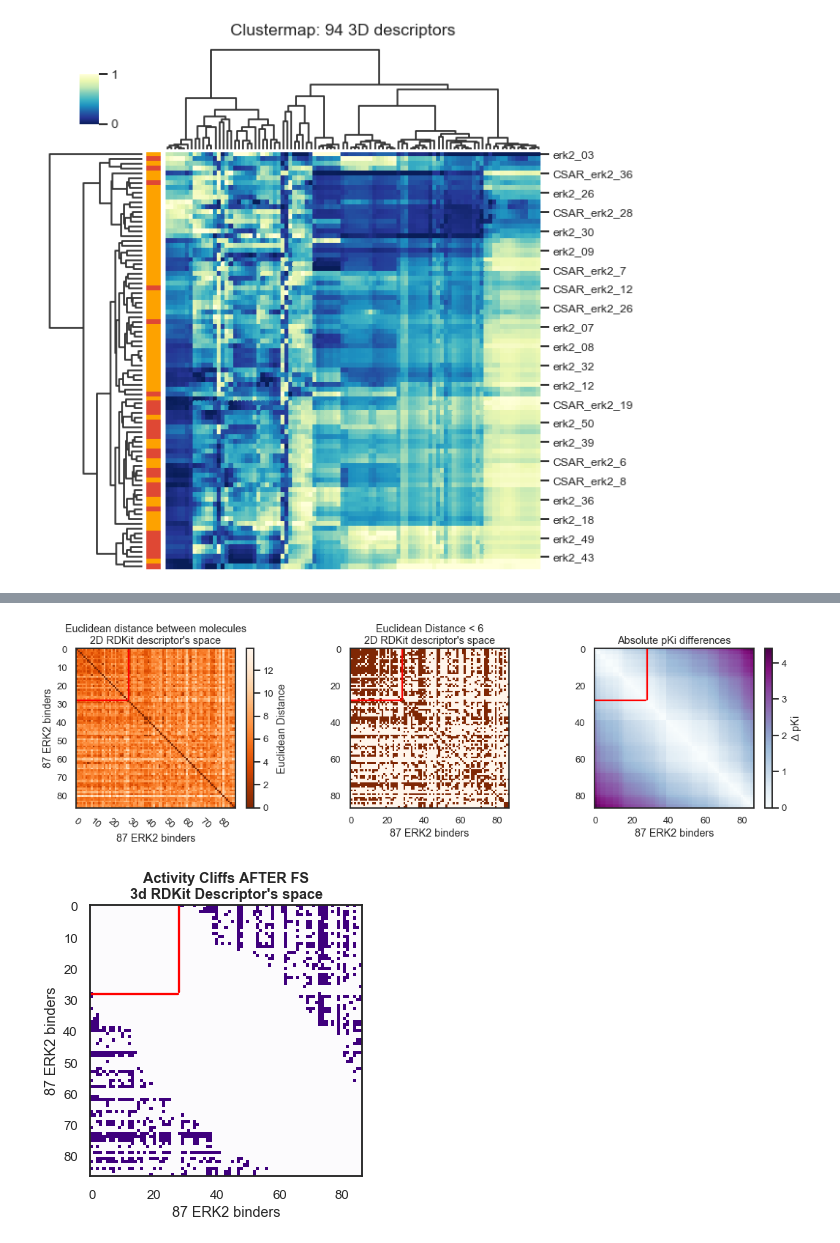
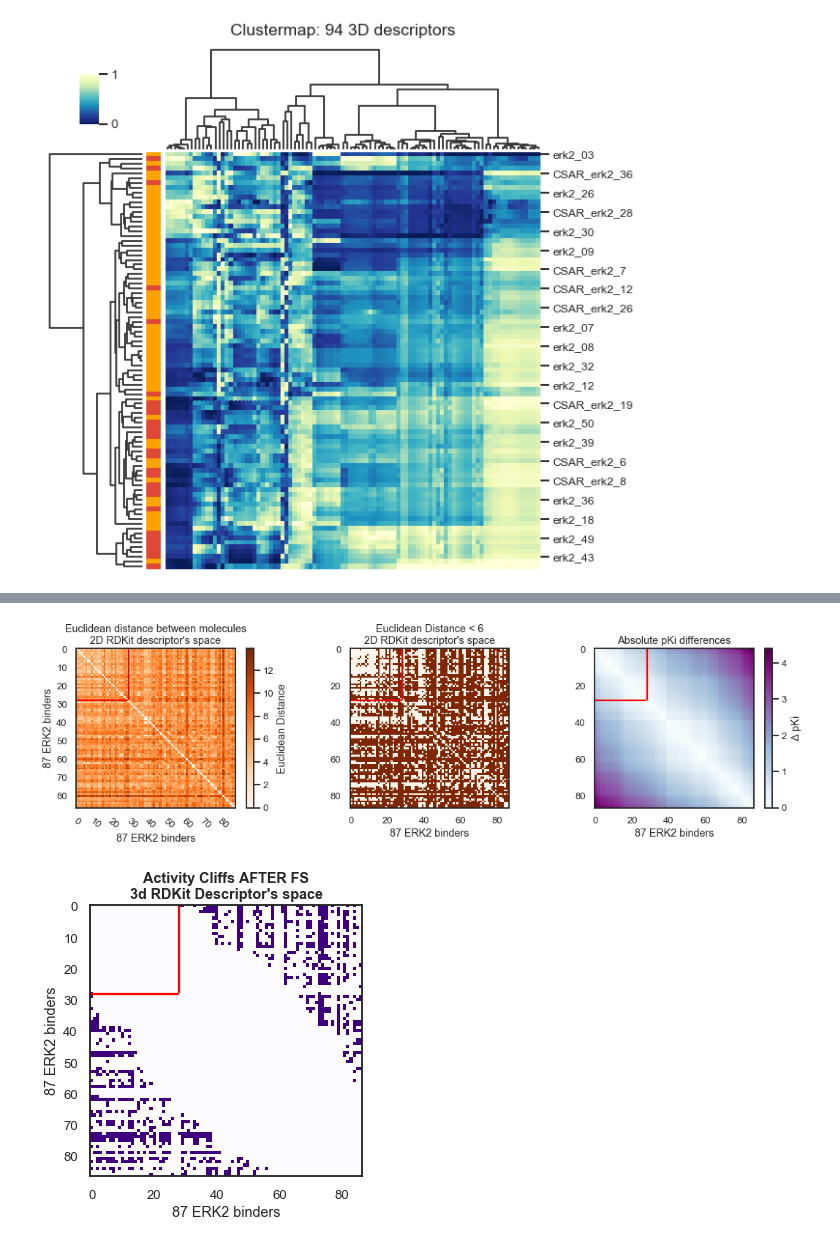
Before and after one commit to jRicciL/ERK2_notebooks, a Jupyter notebook: X_Reviewing_Fourches_work/7_3D_WHIM_URS_Analysis.ipynb, the cells around one changed output, grey strips where cells are left out. Saved outputs shown, nothing was run; the diff lists cells and outputs as text; code cells hidden in the pictures.

```diff
--- a/X_Reviewing_Fourches_work/7_3D_WHIM_URS_Analysis.ipynb
+++ b/X_Reviewing_Fourches_work/7_3D_WHIM_URS_Analysis.ipynb
@@ -470,7 +470,7 @@ n_actives = df_erk2_mols.activity.sum()
 fig = plt.figure(figsize=(18, 4))
 
 plt.subplot(1,3,1)
-plt.imshow(euc_3d_mtx, cmap='Oranges_r')
+plt.imshow(euc_3d_mtx, cmap='Oranges')
 plt.yticks(range(0, n_mols, 10))
 plt.xticks(range(0, n_mols, 10), rotation=-40)
 xlabel_ = f'{n_mols} ERK2 binders'
@@ -481,35 +481,35 @@ plt.axvline(x= n_actives, ymin= abs(n_mols - n_actives)/n_mols, ymax= n_mols, co
 plt.axhline(y= n_actives, xmin=0, xmax=(n_actives / n_mols), color='red')
 
 cbar1 = plt.colorbar()
 cbar1.set_label('Euclidean Distance')
 
 
 # Euclidean distance threshold (< 6)
 plt.subplot(1,3,2)
 euc_dist_threshold = euc_3d_mtx < 6
 # Just for visualization fill the diagonal
-plt.imshow(euc_dist_threshold, cmap='Oranges')
+plt.imshow(euc_dist_threshold, cmap='Oranges_r')
 plt.axvline(x= n_actives, ymin= abs(n_mols - n_actives)/n_mols, ymax= n_mols, color='red')
 plt.axhline(y= n_actives, xmin=0, xmax=(n_actives / n_mols), color='red')
 plt.xlabel(xlabel_)
 plt.title("Euclidean Distance < 6\n2D RDKit descriptor's space")
 
 
 # pKi deltas
 plt.subplot(1,3,3)
 # Just for visualization fill the diagonal
 plt.imshow(delta_pki_matrix, cmap='BuPu')
 plt.axvline(x= n_actives, ymin= abs(n_mols - n_actives)/n_mols, ymax= n_mols, color='red')
 plt.axhline(y= n_actives, xmin=0, xmax=(n_actives / n_mols), color='red')
 plt.xlabel(xlabel_)
 plt.title('Absolute pKi differences')
 
 cbar2 = plt.colorbar()
 cbar2.set_label('$\Delta$ pKi')
 
 plt.show()
 # %% [output]
-[figure, old version]
+[figure, new version]
 # %%
 euclidean_mtx_dist_threshold = (euc_3d_mtx < 6) & (delta_pki_matrix > 1.5)
 
```
